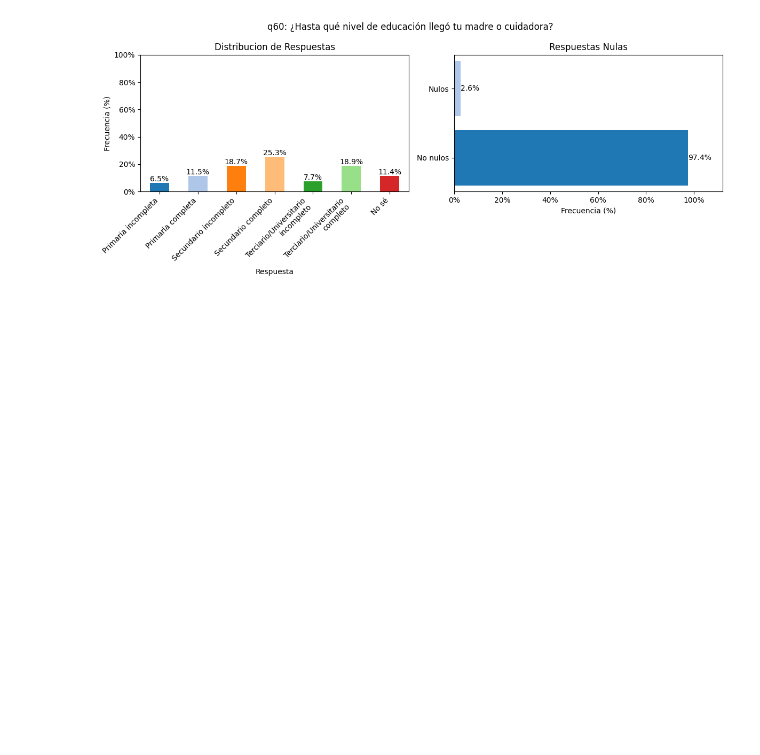
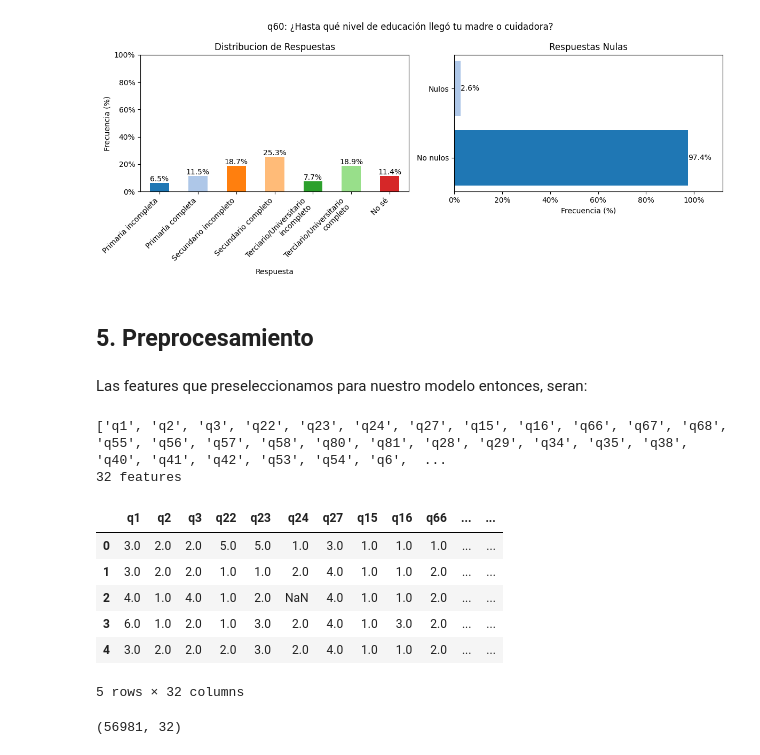
Before and after one commit to CimimUxMaio/tp_g10_AndD, a Jupyter notebook: EDA.ipynb, the cells around one changed output. Drawn from its saved outputs; the diff is of its cells as text; code cells hidden in the pictures; blank space fills up the shorter version.

```diff
--- a/EDA.ipynb
+++ b/EDA.ipynb
@@ -162,9 +197,9 @@ print_question(target)
 # %% [markdown]
 ### 4.2 Variables Demograficas
 # %%
-demographic = ["q1", "q2", "q3"]
+demograficas = ["q1", "q2", "q3"]
 
-for q in demographic:
+for q in demograficas:
     print_question(q)
 # %% [output]
 [figure]
@@ -173,7 +208,7 @@ for q in demographic:
 # %% [markdown]
 ### 4.3 Variables de Salud Mental
 # %%
-salud_mental = ["q22", "q23", "q24", "q25", "q27"]
+salud_mental = ["q22", "q23", "q24", "q27"]
 
 for q in salud_mental:
     print_question(q)
@@ -239,11 +273,37 @@ for q in sociales:
 # %% [markdown]
 ### 4.8 Factores Socioeconomicos
 # %%
-socioeconomicos = ["q6", "q59", "q60"]
+socioeconomicas = ["q6", "q59", "q60"]
 
-for q in socioeconomicos:
+for q in socioeconomicas:
     print_question(q)
 # %% [output]
 [figure]
 [figure]
 [figure]
+# %% [markdown]
+## 5. Preprocesamiento
+# %% [markdown]
+Las features que preseleccionamos para nuestro modelo entonces, seran:
+# %%
+features = sum([demograficas, [q for q in salud_mental if q not in ["q25", "q26"]], violencia, apoyo, sustancias, sociales, socioeconomicas, [target]], []) # Usamos sum() para aplanar la lista de listas
+print(features)
+print(len(features), "features")
+# %% [output]
+['q1', 'q2', 'q3', 'q22', 'q23', 'q24', 'q27', 'q15', 'q16', 'q66', 'q67', 'q68', 'q55', 'q56', 'q57', 'q58', 'q80', 'q81', 'q28', 'q29', 'q34', 'q35', 'q38', 'q40', 'q41', 'q42', 'q53', 'q54', 'q6',  ...
+32 features
+# %%
+data = df[[q for q in features]].copy()
+data.head()
+# %% [output]
+|  | q1 | q2 | q3 | q22 | q23 | q24 | q27 | q15 | q16 | q66 | ... | ... |
+| 0 | 3.0 | 2.0 | 2.0 | 5.0 | 5.0 | 1.0 | 3.0 | 1.0 | 1.0 | 1.0 | ... | ... |
+| 1 | 3.0 | 2.0 | 2.0 | 1.0 | 1.0 | 2.0 | 4.0 | 1.0 | 1.0 | 2.0 | ... | ... |
+| 2 | 4.0 | 1.0 | 4.0 | 1.0 | 2.0 | NaN | 4.0 | 1.0 | 1.0 | 2.0 | ... | ... |
+| 3 | 6.0 | 1.0 | 2.0 | 1.0 | 3.0 | 2.0 | 4.0 | 1.0 | 3.0 | 2.0 | ... | ... |
+| 4 | 3.0 | 2.0 | 2.0 | 2.0 | 3.0 | 2.0 | 4.0 | 1.0 | 1.0 | 2.0 | ... | ... |
+5 rows × 32 columns
+# %%
+data.shape
+# %% [output]
+(56981, 32)
```
Also changed, not shown: parts of 9 cells of this notebook.
